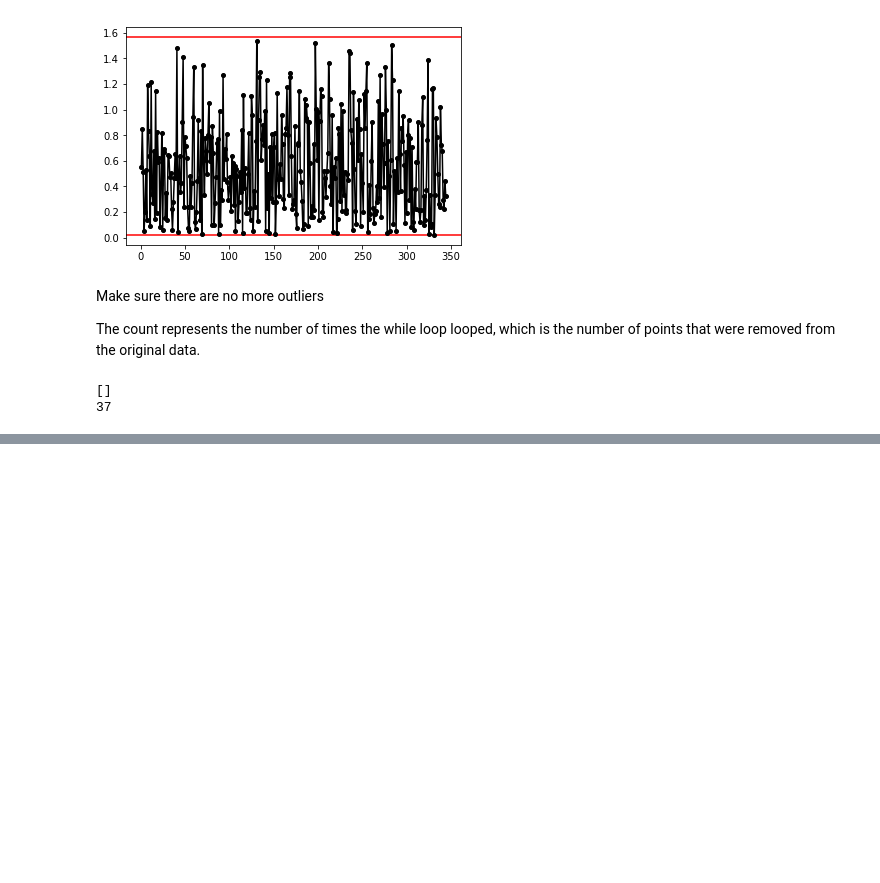
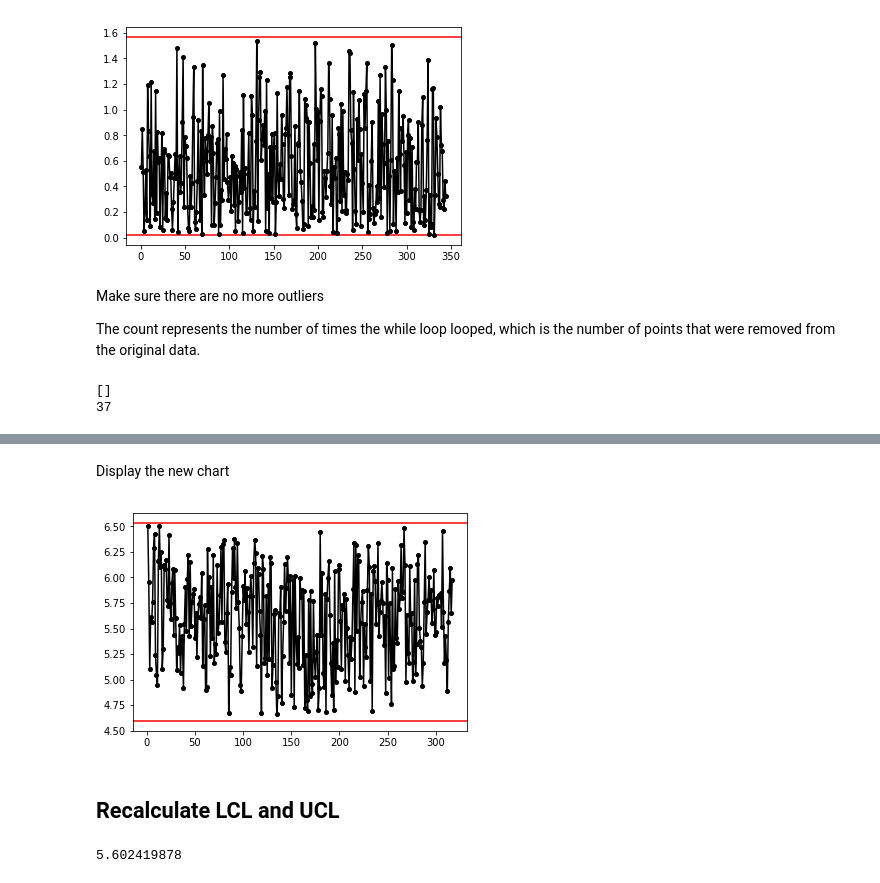
Before and after one commit to christinaseo/controlCharts, a Jupyter notebook: Main.ipynb, the cells around one changed output, grey strips where cells are left out. Saved outputs shown, nothing was run; the diff lists cells and outputs as text; code cells hidden in the pictures; blank space fills up the shorter version.

```diff
--- a/Main.ipynb
+++ b/Main.ipynb
@@ -180,0 +211,34 @@ print(count)
+# %%
+npickTimes = []
+
+for x in range(0,np.size(pickTimes)):
+    if (pickTimes[x] > xucl) or (pickTimes[x] < xlcl):
+        continue
+    else:
+        npickTimes.append(pickTimes[x])
+# %% [markdown]
+Display the new chart
+# %%
+xVals = []
+for y in range (1, (np.size(npickTimes))+1):
+    xVals.append(y)
+
+plt.axhline(y=xlcl, color='r', linestyle='-')
+plt.axhline(y=xucl, color='r', linestyle='-')
+plt.plot(xVals, npickTimes, marker = 'o')
+plt.show()
+# %% [output]
+[figure, added]
+# %% [markdown]
+## Recalculate LCL and UCL
+# %%
+xBar = np.average(npickTimes)
+print(xBar)
+xlcl = xBar - z*sdFinal
+xucl = xBar + z*sdFinal
+
+xVals = []
+for y in range (1, (np.size(npickTimes))+1):
+    xVals.append(y)
+# %% [output]
+5.602419878
```
Also changed, not shown: parts of 10 cells of this notebook.
